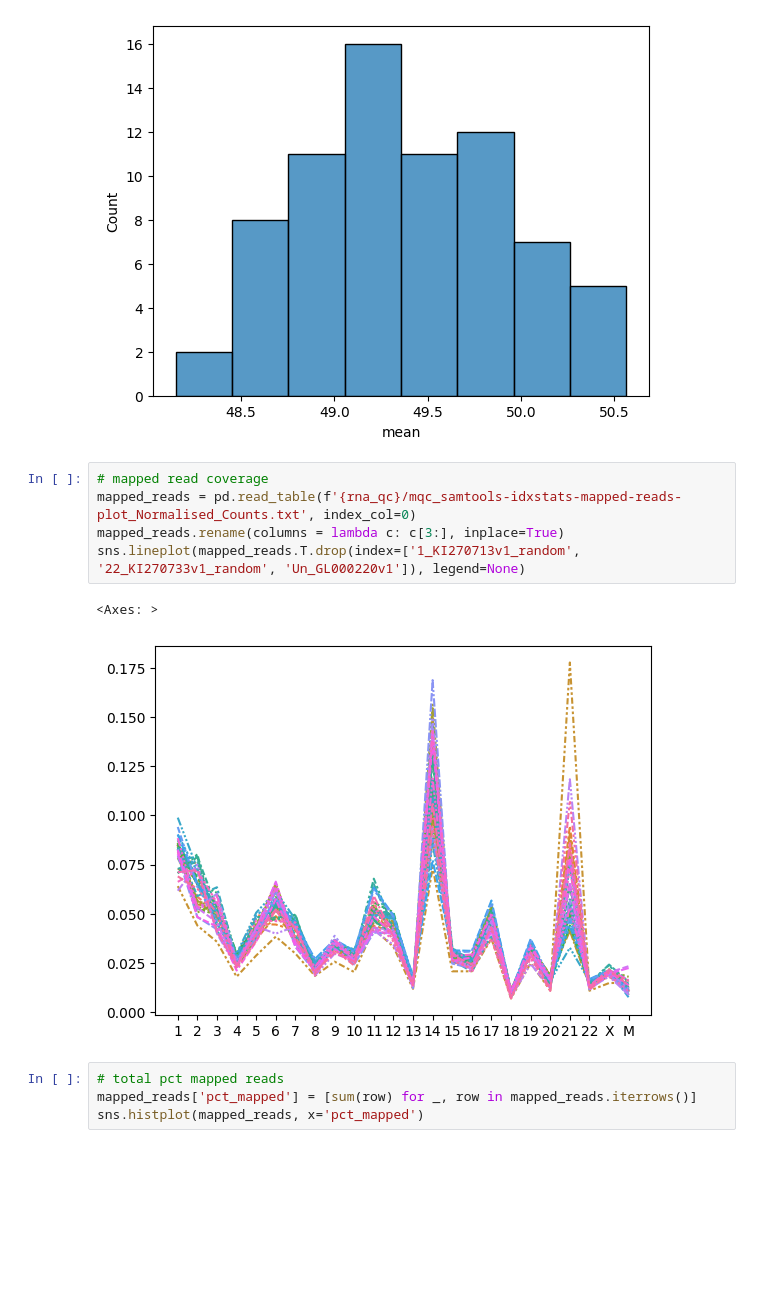
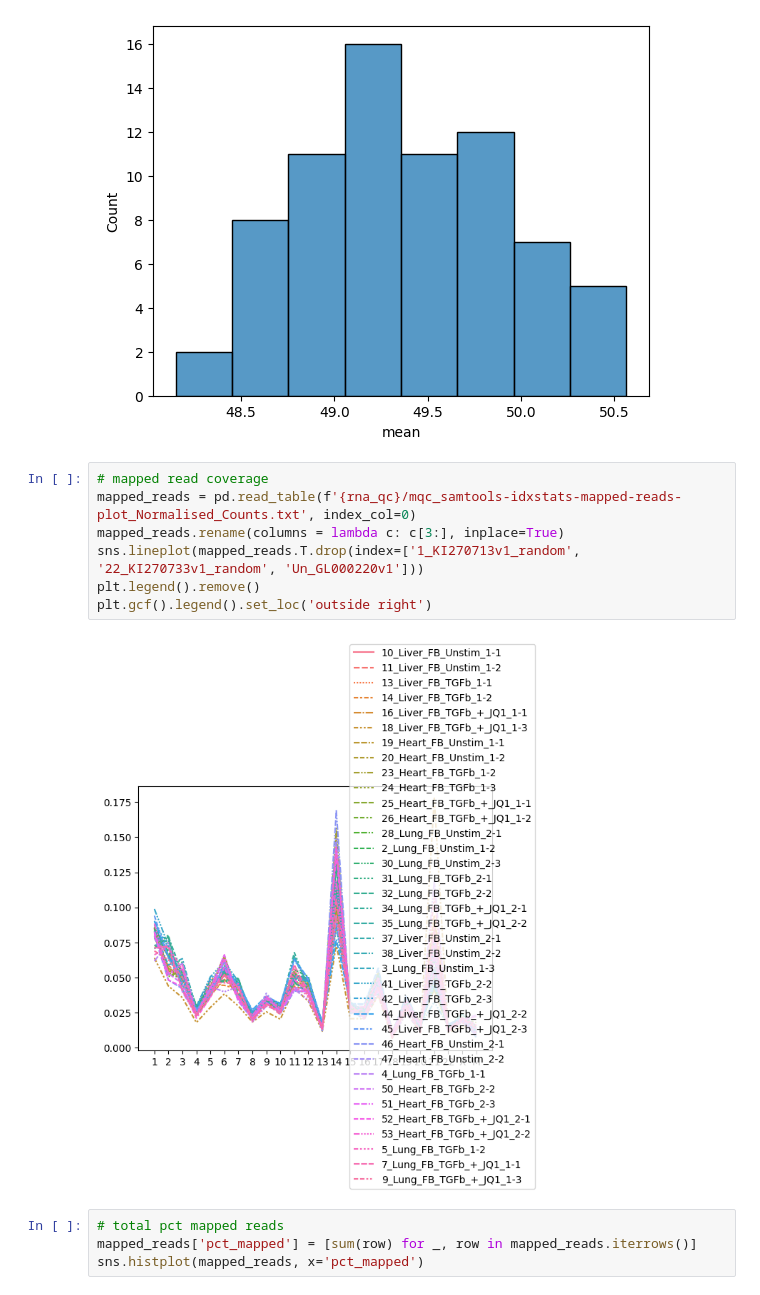
Before and after one commit to pawelab/OrganConditionalFibrosis, a Jupyter notebook: explore_data.ipynb, the cells around one changed output. Cells and saved outputs as stored; diff of their text form; blank space fills up the shorter version.

```diff
--- a/explore_data.ipynb
+++ b/explore_data.ipynb
@@ -33,11 +33,12 @@ sns.histplot(gc_content, x='mean')
 # %%
 # mapped read coverage
 mapped_reads = pd.read_table(f'{rna_qc}/mqc_samtools-idxstats-mapped-reads-plot_Normalised_Counts.txt', index_col=0)
 mapped_reads.rename(columns = lambda c: c[3:], inplace=True)
-sns.lineplot(mapped_reads.T.drop(index=['1_KI270713v1_random', '22_KI270733v1_random', 'Un_GL000220v1']), legend=None)
+sns.lineplot(mapped_reads.T.drop(index=['1_KI270713v1_random', '22_KI270733v1_random', 'Un_GL000220v1']))
+plt.legend().remove()
+plt.gcf().legend().set_loc('outside right')
 # %% [output]
-<Axes: >
-[figure, old version]
+[figure, new version]
 # %%
 # total pct mapped reads
 mapped_reads['pct_mapped'] = [sum(row) for _, row in mapped_reads.iterrows()]
```
Also changed, not shown: parts of 27 cells of this notebook.
